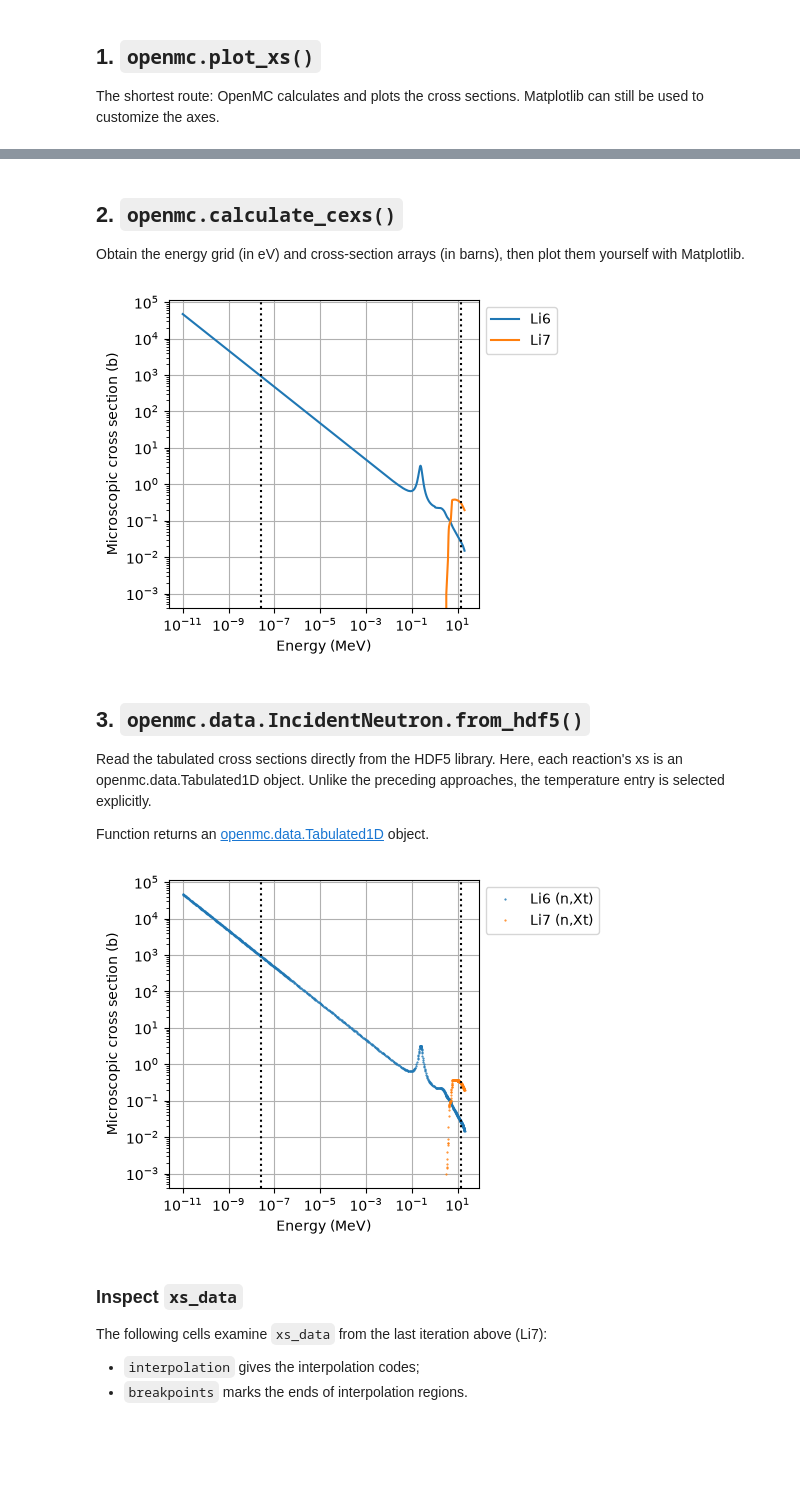
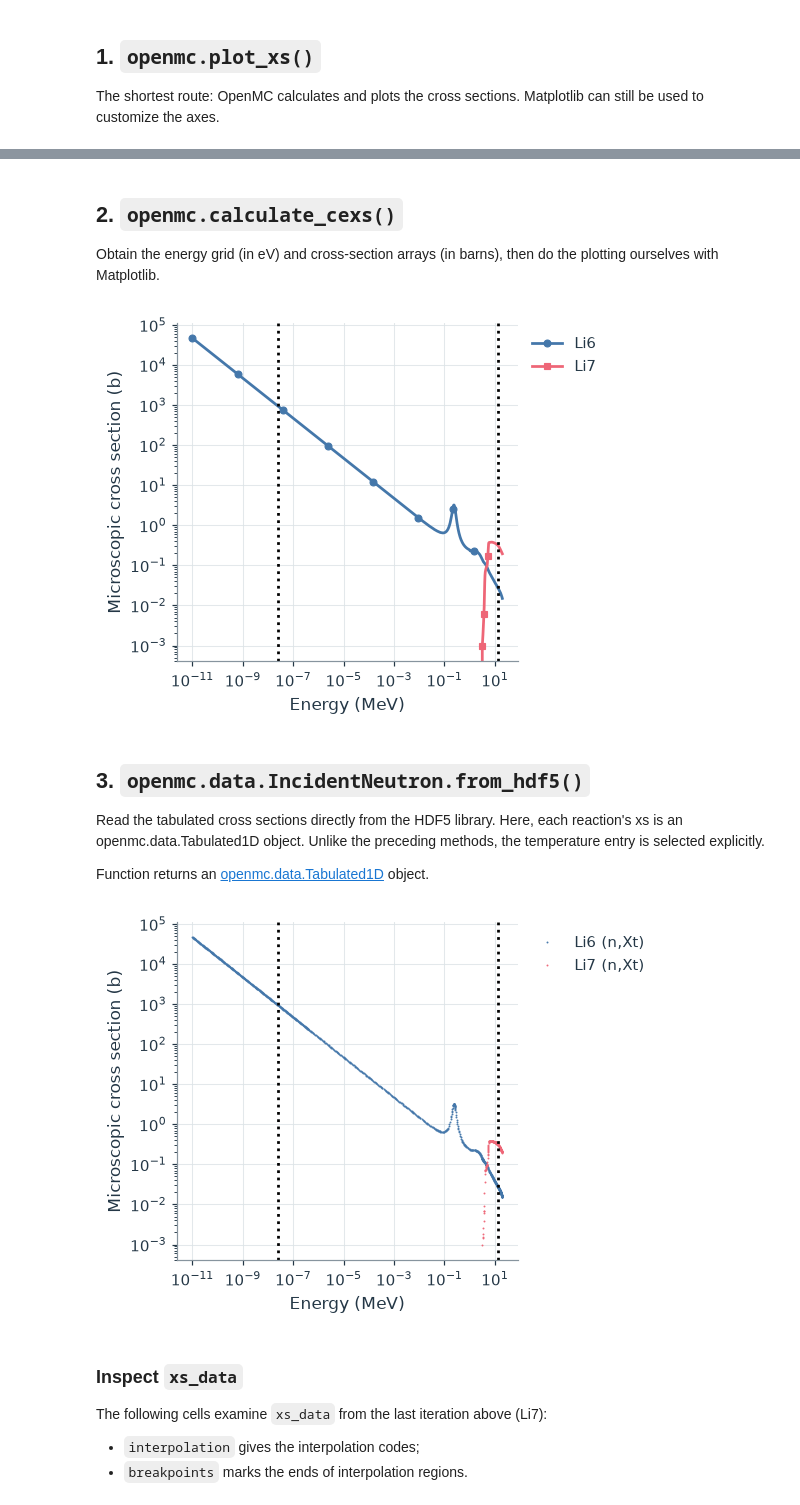
Before and after one commit to marypwchin/openmc-workbench, a Jupyter notebook: 1_cross_sections/1_0_ways_to_plot.ipynb, the cells around one changed output, grey strips where cells are left out. Cells and saved outputs as stored; diff of their text form; code cells hidden in the pictures; blank space fills up the shorter version.

Commit message:
Implement Workbench style guide

```diff
--- a/1_cross_sections/1_0_ways_to_plot.ipynb
+++ b/1_cross_sections/1_0_ways_to_plot.ipynb
@@ -31,6 +31,8 @@ import openmc
 import numpy as np
 import matplotlib.pyplot as plt
 from openmc_workbench_config import DATA_ROOT
+
+plt.style.use('../workbench.mplstyle')
 
 xs_xml = DATA_ROOT / 'endf-b8.1' / 'cross_sections.xml'
 openmc.config['cross_sections'] = xs_xml
@@ -85,6 +87,6 @@ format_ax(ax)
 # %% [markdown]
 ## 2. `openmc.calculate_cexs()`
-Obtain the energy grid (in eV) and cross-section arrays (in barns), then plot them yourself with Matplotlib.
+Obtain the energy grid (in eV) and cross-section arrays (in barns), then do the plotting ourselves with Matplotlib.
 # %%
 fig, ax = plt.subplots(figsize=(4, 4))
 
@@ -96,29 +98,29 @@ for nuclide, types in reactions.items():
 
 format_ax(ax)
 # %% [output]
-[figure, old version]
+[figure, new version]
 # %% [markdown]
 ## 3. `openmc.data.IncidentNeutron.from_hdf5()`
-Read the tabulated cross sections directly from the HDF5 library. Here, each reaction's xs is an openmc.data.Tabulated1D object. Unlike the preceding approaches, the temperature entry is selected explicitly.
+Read the tabulated cross sections directly from the HDF5 library. Here, each reaction's xs is an openmc.data.Tabulated1D object. Unlike the preceding methods, the temperature entry is selected explicitly.
 
 Function returns an [openmc.data.Tabulated1D](https://docs.openmc.org/en/stable/pythonapi/generated/openmc.data.Tabulated1D.html) object.
 # %%
 library = openmc.data.DataLibrary.from_xml()
 
 xs_data = {}
 fig, ax = plt.subplots(figsize=(4, 4))
 for nuclide in nuclides:
     filename = library.get_by_material(nuclide)['path']
     data = openmc.data.IncidentNeutron.from_hdf5(filename)
 
     xs_data[nuclide] = data[mt].xs[f'{temperature_K}K']
     E = xs_data[nuclide].x
     xs = xs_data[nuclide].y
-    ax.plot(E / 1e6, xs, '.', ms=1, label=f'{nuclide} {mt_label}')
+    ax.plot(E / 1e6, xs, '.', ms=1, markevery=1, label=f'{nuclide} {mt_label}')
 
 format_ax(ax)
 # %% [output]
-[figure, old version]
+[figure, new version]
 # %% [markdown]
 ### Inspect `xs_data`
 The following cells examine `xs_data` from the last iteration above (Li7):
```
Also changed, not shown: parts of 2 cells of this notebook, 4 other files.
